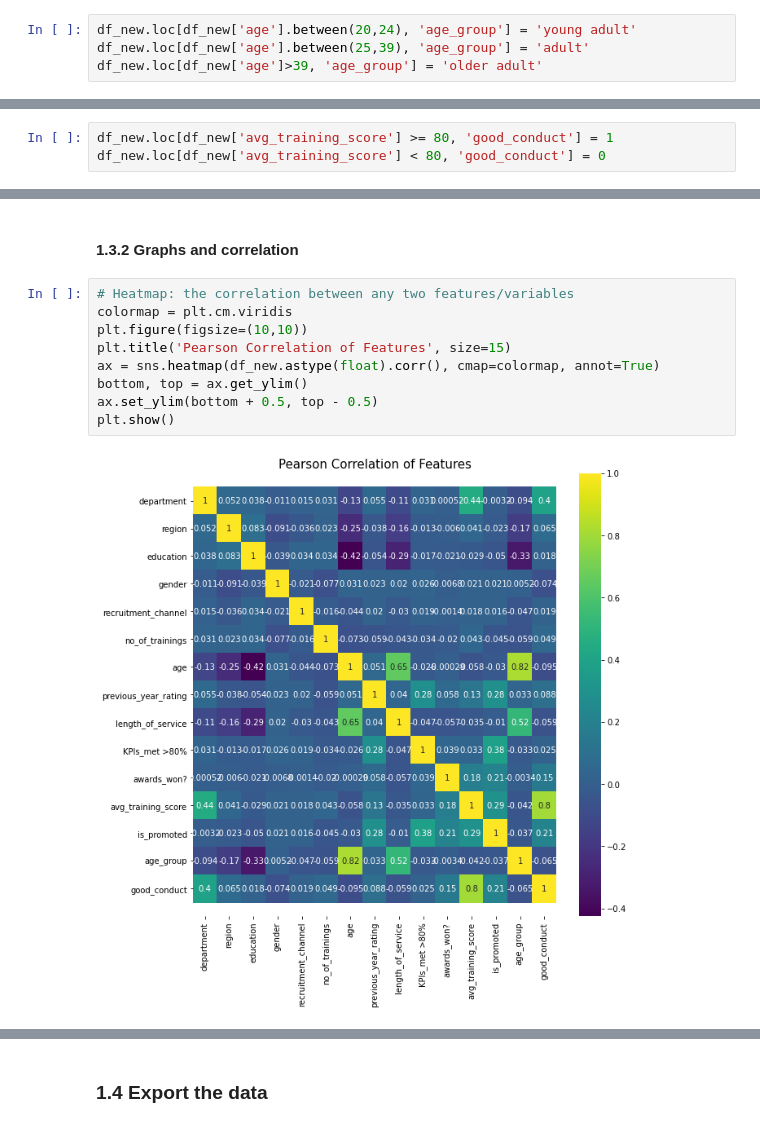
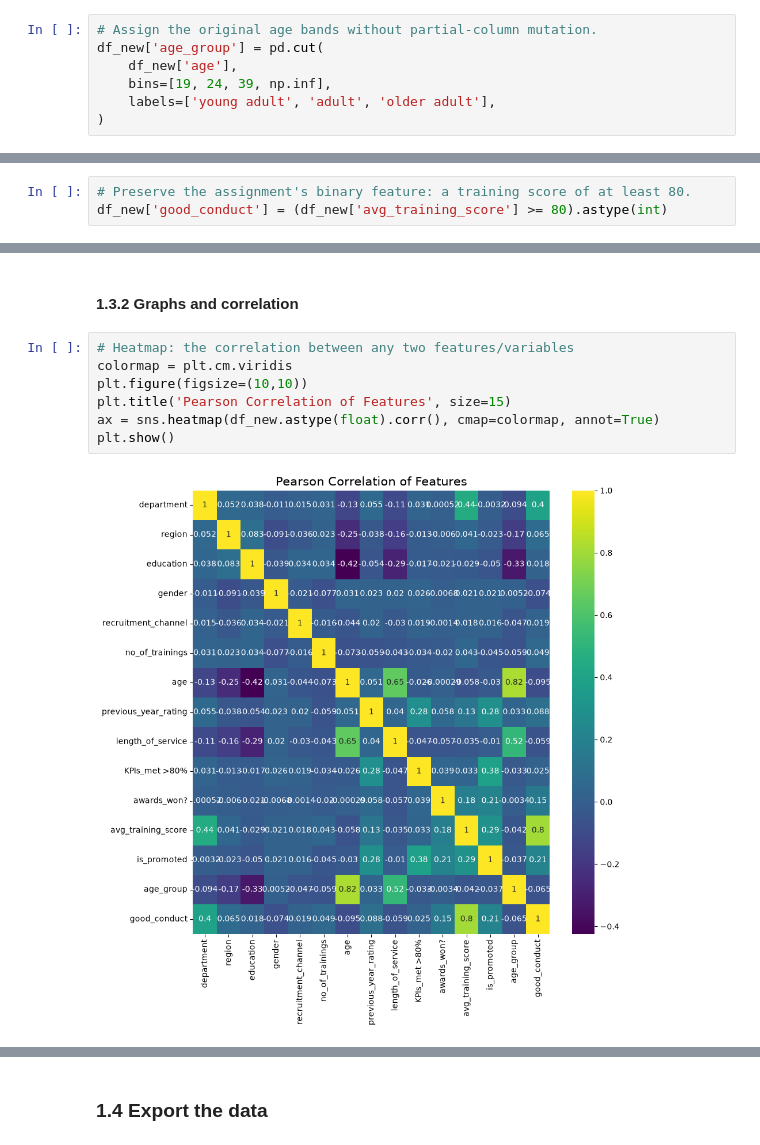
Before and after one commit to Goh-Wei-Chong/Dataset-Machine-Modelling, a Jupyter notebook: ML_Assignment_1.ipynb, the cells around one changed output, grey strips where cells are left out. Cells and saved outputs as stored; diff of their text form.

```diff
--- a/ML_Assignment_1.ipynb
+++ b/ML_Assignment_1.ipynb
@@ -271,10 +276,13 @@ min        20.000000
 75%        38.000000
 max        60.000000
 Name: age, dtype: float64
-# %%
-df_new.loc[df_new['age'].between(20,24), 'age_group'] = 'young adult'
-df_new.loc[df_new['age'].between(25,39), 'age_group'] = 'adult'
-df_new.loc[df_new['age']>39, 'age_group'] = 'older adult'
+# %%
+# Assign the original age bands without partial-column mutation.
+df_new['age_group'] = pd.cut(
+    df_new['age'],
+    bins=[19, 24, 39, np.inf],
+    labels=['young adult', 'adult', 'older adult'],
+)
 # %%
 df_new['avg_training_score'].describe()
 # %% [output]
@@ -287,9 +295,9 @@ min        41.000000
 75%        81.000000
 max        99.000000
 Name: avg_training_score, dtype: float64
-# %%
-df_new.loc[df_new['avg_training_score'] >= 80, 'good_conduct'] = 1
-df_new.loc[df_new['avg_training_score'] < 80, 'good_conduct'] = 0
+# %%
+# Preserve the assignment's binary feature: a training score of at least 80.
+df_new['good_conduct'] = (df_new['avg_training_score'] >= 80).astype(int)
 # %%
 df_new.head()
 # %% [output]
@@ -467,13 +475,11 @@ df_new.head()
 # %%
 # Heatmap: the correlation between any two features/variables
 colormap = plt.cm.viridis
 plt.figure(figsize=(10,10))
 plt.title('Pearson Correlation of Features', size=15)
 ax = sns.heatmap(df_new.astype(float).corr(), cmap=colormap, annot=True)
-bottom, top = ax.get_ylim()
-ax.set_ylim(bottom + 0.5, top - 0.5)
 plt.show()
 # %% [output]
-[figure, old version]
+[figure, new version]
 # %%
 #scatter matrix
```
Also changed, not shown: parts of 56 cells of this notebook, 5 other files.
